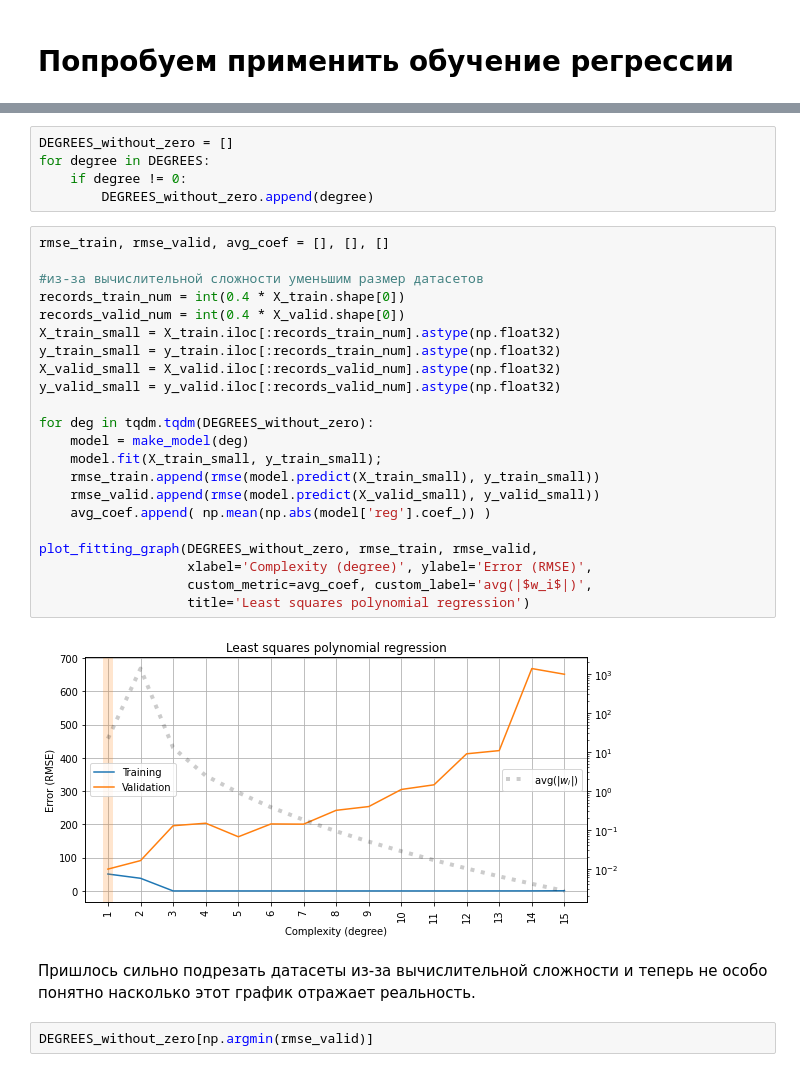
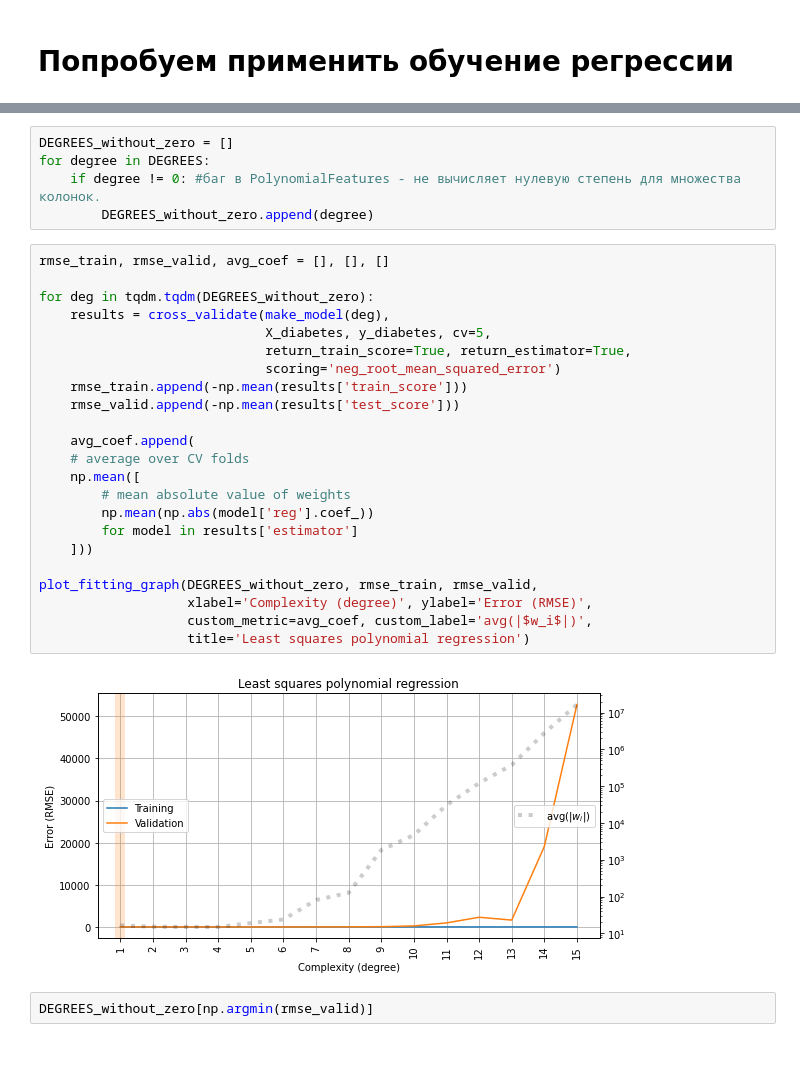
Before and after one commit to zappaz00/4_overfitting_regularization, a Jupyter notebook: overfitting_regularization.ipynb, the cells around one changed output, grey strips where cells are left out. Drawn from its saved outputs; the diff is of its cells as text.

```diff
--- a/overfitting_regularization.ipynb
+++ b/overfitting_regularization.ipynb
@@ -453,34 +483,33 @@ sns.heatmap(pd.concat([X_diabetes, y_diabetes], axis=1).corr(), annot=True, cmap
 # %%
 DEGREES_without_zero = []
 for degree in DEGREES:
-    if degree != 0:
+    if degree != 0: #баг в PolynomialFeatures - не вычисляет нулевую степень для множества колонок.
         DEGREES_without_zero.append(degree)
 # %%
 rmse_train, rmse_valid, avg_coef = [], [], []
 
-#из-за вычислительной сложности уменьшим размер датасетов
-records_train_num = int(0.4 * X_train.shape[0])
-records_valid_num = int(0.4 * X_valid.shape[0])
-X_train_small = X_train.iloc[:records_train_num].astype(np.float32)
-y_train_small = y_train.iloc[:records_train_num].astype(np.float32)
-X_valid_small = X_valid.iloc[:records_valid_num].astype(np.float32)
-y_valid_small = y_valid.iloc[:records_valid_num].astype(np.float32)
+for deg in tqdm.tqdm(DEGREES_without_zero):
+    results = cross_validate(make_model(deg),
+                             X_diabetes, y_diabetes, cv=5,
+                             return_train_score=True, return_estimator=True,
+                             scoring='neg_root_mean_squared_error')
+    rmse_train.append(-np.mean(results['train_score']))
+    rmse_valid.append(-np.mean(results['test_score']))
 
-for deg in tqdm.tqdm(DEGREES_without_zero):
-    model = make_model(deg)
-    model.fit(X_train_small, y_train_small);
-    rmse_train.append(rmse(model.predict(X_train_small), y_train_small))
-    rmse_valid.append(rmse(model.predict(X_valid_small), y_valid_small))
-    avg_coef.append( np.mean(np.abs(model['reg'].coef_)) )
+    avg_coef.append(
+    # average over CV folds
+    np.mean([
+        # mean absolute value of weights
+        np.mean(np.abs(model['reg'].coef_))
+        for model in results['estimator']
+    ]))
 
 plot_fitting_graph(DEGREES_without_zero, rmse_train, rmse_valid,
                    xlabel='Complexity (degree)', ylabel='Error (RMSE)',
                    custom_metric=avg_coef, custom_label='avg(|$w_i$|)',
                    title='Least squares polynomial regression')
 # %% [output]
-[figure, old version]
+[figure, new version]
-# %% [markdown]
-Пришлось сильно подрезать датасеты из-за вычислительной сложности и теперь не особо понятно насколько этот график отражает реальность.
 # %%
 DEGREES_without_zero[np.argmin(rmse_valid)]
 # %% [output]
```
Also changed, not shown: parts of 26 cells of this notebook.
